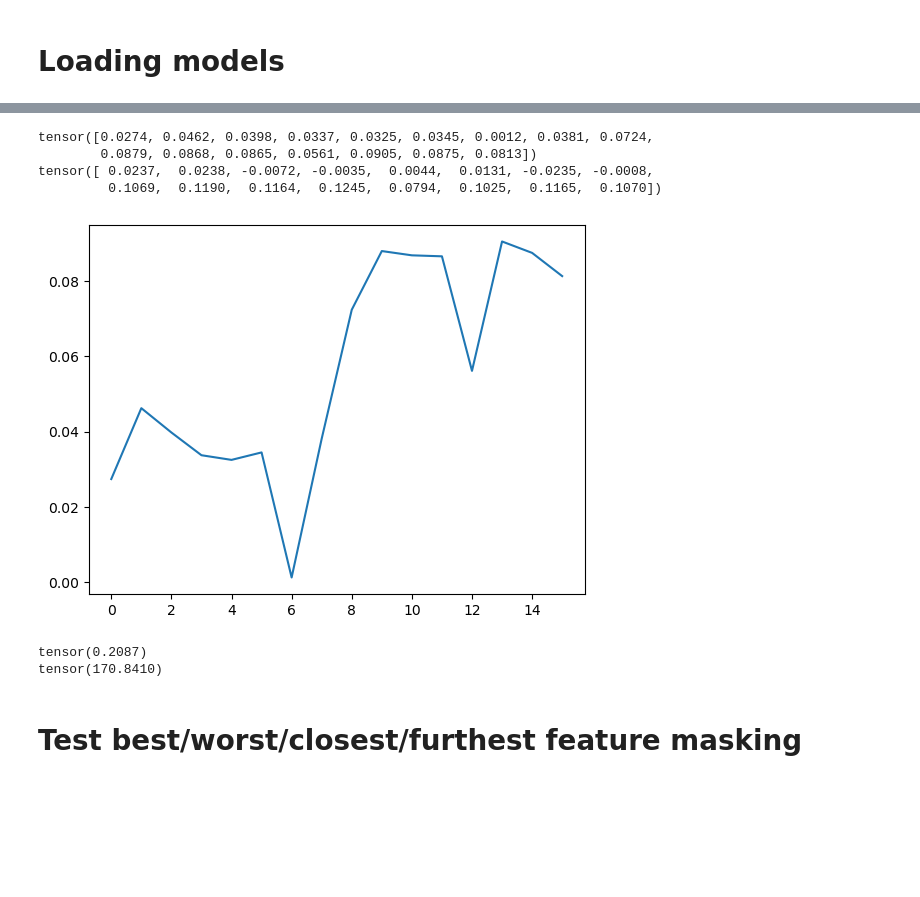
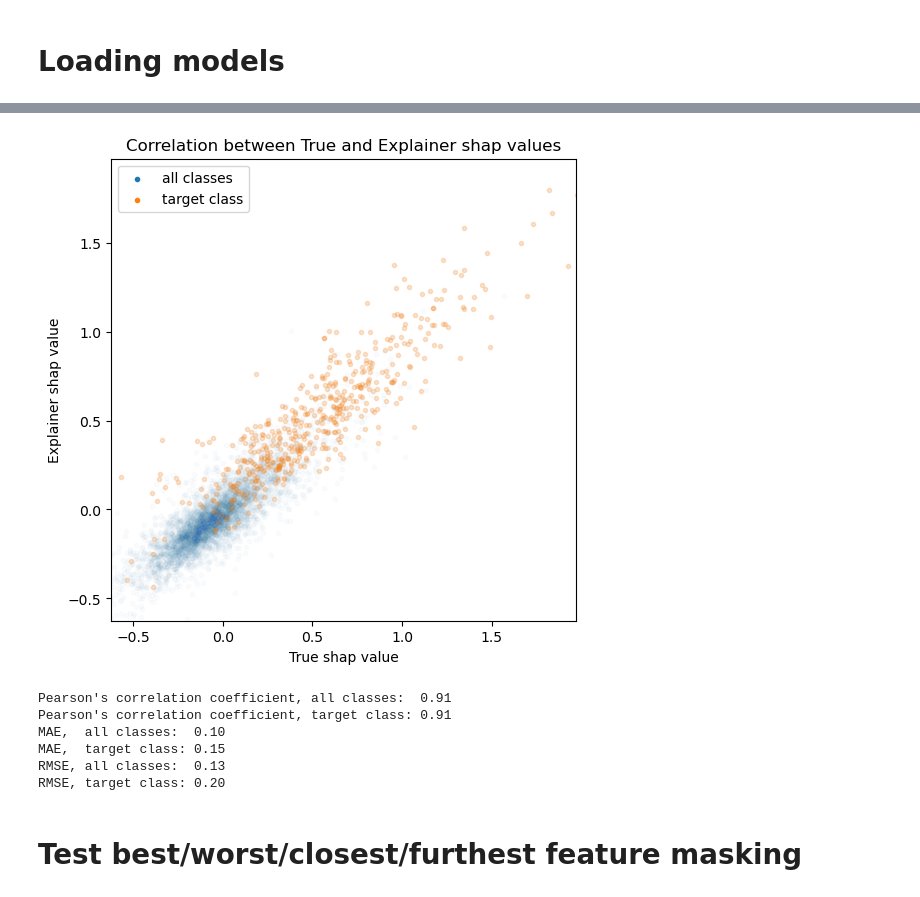
Before and after one commit to jacek-tomasz-rutkowski/magisterka, a Jupyter notebook: T2T_ViT/notebooks/visualize_shap.ipynb, the cells around one changed output, grey strips where cells are left out. Cells and saved outputs as stored; diff of their text form; code cells hidden in the pictures; blank space fills up the shorter version.

```diff
--- a/T2T_ViT/notebooks/visualize_shap.ipynb
+++ b/T2T_ViT/notebooks/visualize_shap.ipynb
@@ -185,0 +68,3 @@ tensor(-0.0285) tensor(0.2177)
+# %%
+# For each explainer and for "True", a tensor of shape (len(images), num_players, num_classes).
+shap_values = dict[str, torch.Tensor]()
@@ -263,25 +117,47 @@ plt.show()
-# %%
-print(shap_no_freeze_zero)
-print(shap_zero)
-
-xpoints = np.array(range(16))
-ypoints = shap_no_freeze_zero.numpy()
-
-plt.plot(xpoints, ypoints)
-plt.show()
-# %% [output]
-tensor([0.0274, 0.0462, 0.0398, 0.0337, 0.0325, 0.0345, 0.0012, 0.0381, 0.0724,
-        0.0879, 0.0868, 0.0865, 0.0561, 0.0905, 0.0875, 0.0813])
-tensor([ 0.0237,  0.0238, -0.0072, -0.0035,  0.0044,  0.0131, -0.0235, -0.0008,
-         0.1069,  0.1190,  0.1164,  0.1245,  0.0794,  0.1025,  0.1165,  0.1070])
-[figure, removed]
-# %%
-print((shap_no_freeze_zero[2] - shap_no_freeze_zero[1])/(shap_zero[2] - shap_zero[1]))
-
-print((shap_no_freeze_zero[1] - shap_no_freeze_zero[0])/(shap_zero[1] - shap_zero[0]))
-# shap_except_two_zero
-# %% [output]
-tensor(0.2087)
-tensor(170.8410)
+# %%
+def pearson(x: torch.Tensor, y: torch.Tensor) -> float:
+    correlation_matrix = torch.corrcoef(torch.stack([x.flatten(), y.flatten()]))
+    return correlation_matrix[0, 1].item()
+
+
+def scatter_plot_shap_values(x: str, y: str) -> None:
+    plt.figure(figsize=(6, 6))
+    plt.title(f"Correlation between {x} and {y} shap values")
+    plt.xlabel(f"{x} shap value")
+    plt.ylabel(f"{y} shap value")
+    plt.scatter(
+        shap_values[x].flatten(), shap_values[y].flatten(), marker='.', alpha=0.02, label="all classes"
+    )
+    plt.scatter(
+        target_shap_values[x].flatten(), target_shap_values[y].flatten(),  marker='.', alpha=0.2, label="target class"
+    )
+    for lh in plt.legend().legend_handles:
+        lh.set_alpha(1)
+
+    # Make x and y axes have the same range, excluding outliers:
+    q = 0.01
+    all_series = [shap_values[x], target_shap_values[x], shap_values[y], target_shap_values[y]]
+    lo = min(np.quantile(x, q) for x in all_series)
+    hi = max(np.quantile(x, 1 - q) for x in all_series)
+    plt.xlim(lo, hi)
+    plt.ylim(lo, hi)
+    plt.show()
+
+    print(f"Pearson's correlation coefficient, all classes:  {pearson(shap_values[x], shap_values[y]):.2f}")
+    print(f"Pearson's correlation coefficient, target class: {pearson(target_shap_values[x], target_shap_values[y]):.2f}")
+    print(f"MAE,  all classes:  {(shap_values[x] - shap_values[y]).abs().mean().item():.2f}")
+    print(f"MAE,  target class: {(target_shap_values[x] - target_shap_values[y]).abs().mean().item():.2f}")
+    print(f"RMSE, all classes:  {(shap_values[x] - shap_values[y]).pow(2).mean().sqrt().item():.2f}")
+    print(f"RMSE, target class: {(target_shap_values[x] - target_shap_values[y]).pow(2).mean().sqrt().item():.2f}")
+
+scatter_plot_shap_values(x="True", y="Explainer")
+# %% [output]
+[figure, added]
+Pearson's correlation coefficient, all classes:  0.91
+Pearson's correlation coefficient, target class: 0.91
+MAE,  all classes:  0.10
+MAE,  target class: 0.15
+RMSE, all classes:  0.13
+RMSE, target class: 0.20
 # %% [markdown]
 # Test best/worst/closest/furthest feature masking
```
Also changed, not shown: parts of 32 cells of this notebook, 3 other files.
